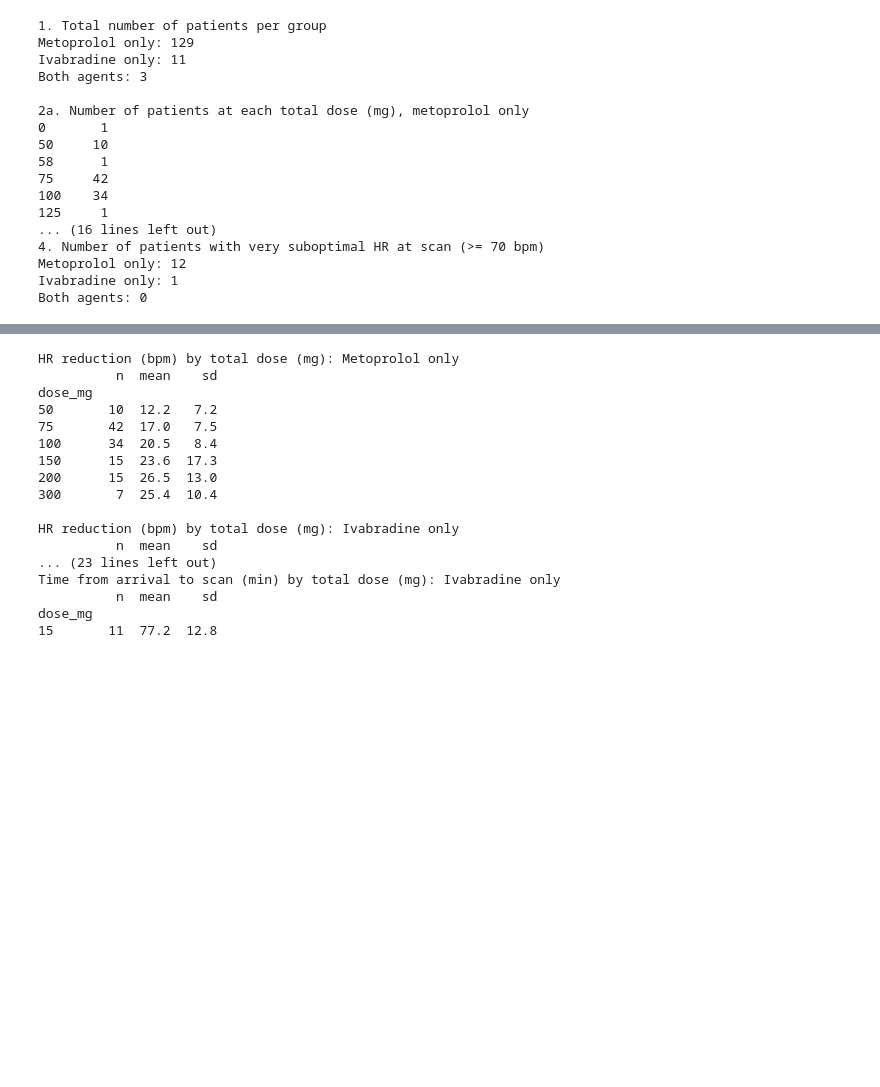
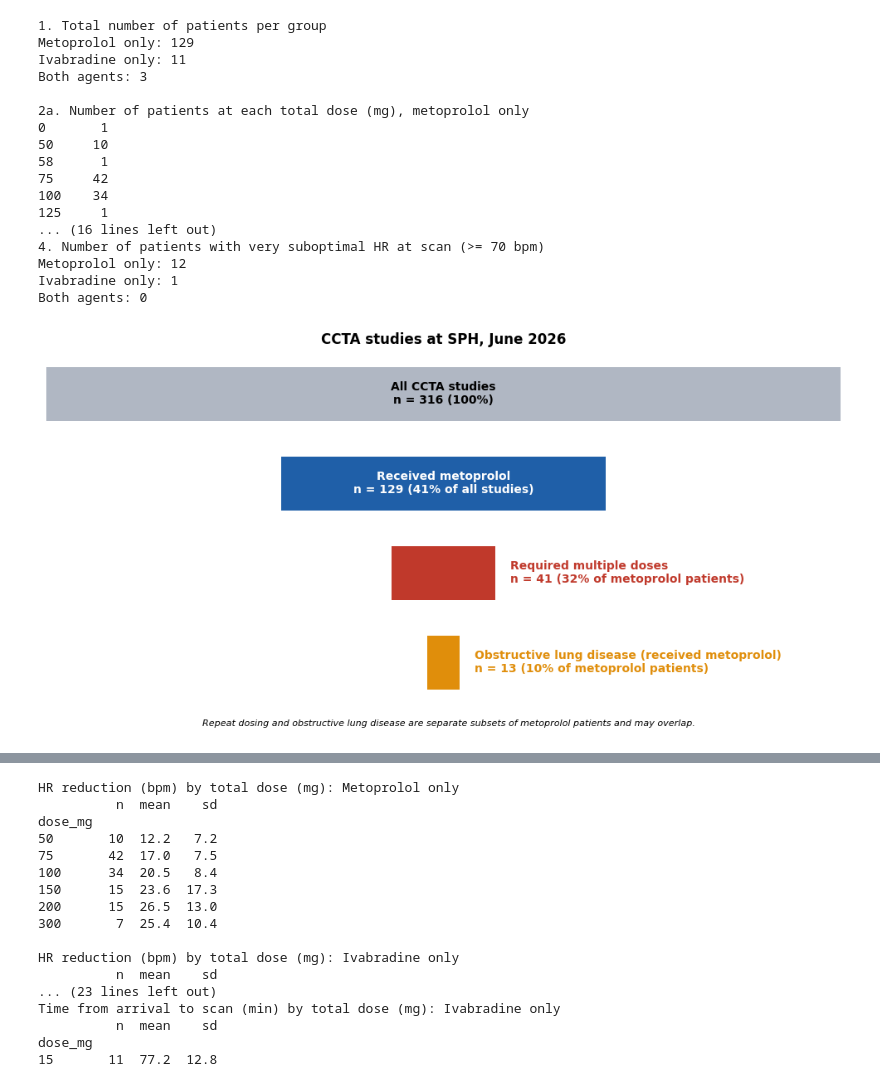
Before and after one commit to ricky-hu/ivabradine_study, a Jupyter notebook: analysis.ipynb, the cells around one changed output, grey strips where cells are left out. Cells and saved outputs as stored; diff of their text form; code cells hidden in the pictures; blank space fills up the shorter version.

Commit message:
figures

```diff
--- a/analysis.ipynb
+++ b/analysis.ipynb
@@ -20,6 +20,9 @@ df_iva  = df[df["group"] == 2].copy()
 df_both = df[df["group"] == 3].copy()
 # %%
 # initial single value calculations
+
+import numpy as np
+import matplotlib.pyplot as plt
 
 # Treat 0 HR as missing so it isn't counted as a real value
 df[["hr_base", "hr_scan"]] = df[["hr_base", "hr_scan"]].replace(0, np.nan)
@@ -49,30 +52,67 @@ print(df_iva["dose_mg"].value_counts().sort_index())
 
 # 3. obstructive lung diseas
 print("\n3. Number of patients with obstructive lung disease")
 print("Metoprolol only:", int(df_meto["asthma"].sum()))
 print("Ivabradine only:", int(df_iva["asthma"].sum()))
 print("Both agents:", int(df_both["asthma"].sum()))
 
 # 4. Suboptimal HR
 print("\n4. Number of patients with very suboptimal HR at scan (>= 70 bpm)")
 print("Metoprolol only:", int(df_meto["hr_high"].sum()))
 print("Ivabradine only:", int(df_iva["hr_high"].sum()))
 print("Both agents:", int(df_both["hr_high"].sum()))
+
+# 5. Funnel chart: all studies -> metoprolol -> subsets
+n_total = 316
+n_meto  = len(df_meto)                 # or set to 129
+n_multi = 41                           # SET MANUALLY: needed multiple metoprolol doses
+n_old   = 13                           # SET MANUALLY (or int(df_meto["asthma"].sum())): obstructive lung disease, still received metoprolol
+
+rows = [
+    ("All CCTA studies",                          n_total, "100%",                                      "#b0b7c3"),
+    ("Received metoprolol",                       n_meto,  f"{n_meto/n_total*100:.0f}% of all studies", "#1f5fa8"),
+    ("Required multiple doses",                   n_multi, f"{n_multi/n_meto*100:.0f}% of metoprolol patients", "#c0392b"),
+    ("Obstructive lung disease (received metoprolol)", n_old, f"{n_old/n_meto*100:.0f}% of metoprolol patients", "#e08e0b"),
+]
+
+fig, ax = plt.subplots(figsize=(10, 5))
+ys = list(range(len(rows)))[::-1]
+
+for yi, (lab, v, pct, c) in zip(ys, rows):
+    ax.barh(yi, v, left=(n_total - v) / 2, color=c, height=0.6)
+    text = f"{lab}\nn = {v} ({pct})"
+    if v > n_total * 0.4:                       # wide bar: label inside
+        ax.text(n_total / 2, yi, text, ha="center", va="center",
+                color="black" if c == "#b0b7c3" else "white", fontweight="bold", fontsize=10)
+    else:                                       # narrow bar: label to the right
+        ax.text(n_total / 2 + v / 2 + 6, yi, text, ha="left", va="center",
+                color=c, fontweight="bold", fontsize=10)
+
+ax.set_xlim(0, n_total)
+ax.axis("off")
+ax.set_title("CCTA studies at SPH, June 2026",
+             fontweight="bold")
+fig.text(0.5, 0.02, "Repeat dosing and obstructive lung disease are separate subsets of metoprolol patients and may overlap.",
+         ha="center", fontsize=8, style="italic")
+plt.tight_layout(rect=(0, 0.04, 1, 1))
+plt.savefig("ccta_funnel.png", dpi=300)
+plt.show()
 # %% [output]
 1. Total number of patients per group
 Metoprolol only: 129
 Ivabradine only: 11
 Both agents: 3
 
 2a. Number of patients at each total dose (mg), metoprolol only
 0       1
 50     10
 58      1
 75     42
 100    34
 125     1
 ... (16 lines left out)
 4. Number of patients with very suboptimal HR at scan (>= 70 bpm)
 Metoprolol only: 12
 Ivabradine only: 1
 Both agents: 0
+[figure, added]
```
Also changed, not shown: parts of 4 cells of this notebook, 6 other files.
